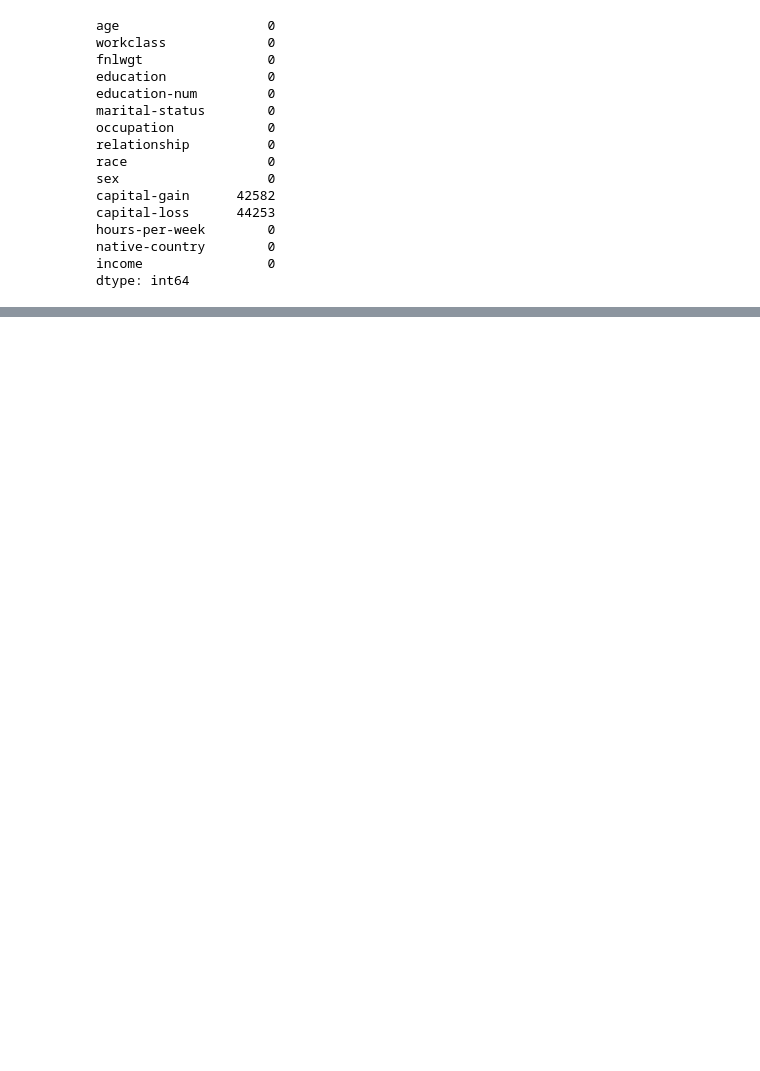
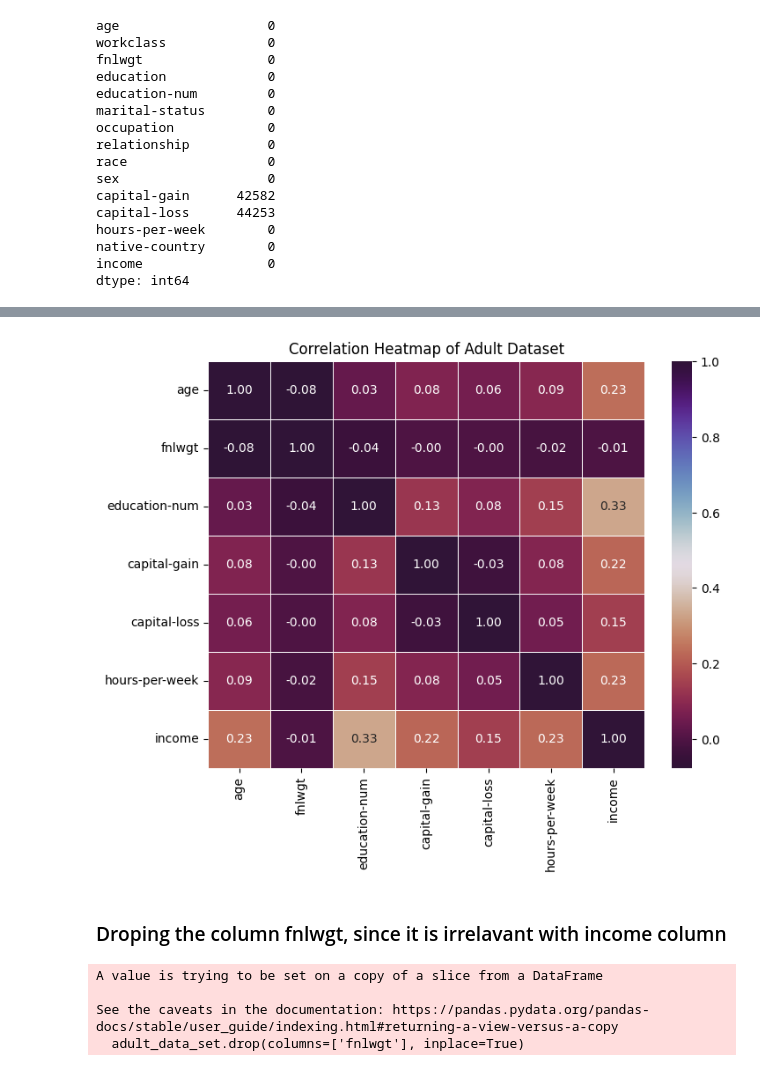
Before and after one commit to DeelakaDias/Income-Prediction, a Jupyter notebook: Machine Learning CW.ipynb, the cells around one changed output, grey strips where cells are left out. Cells and saved outputs as stored; diff of their text form; code cells hidden in the pictures; blank space fills up the shorter version.

```diff
--- a/Machine Learning CW.ipynb
+++ b/Machine Learning CW.ipynb
@@ -224,0 +349,9 @@ dtype: int64
+# %%
+# Remove duplicate rows considering all columns
+adult_data_set = adult_data_set.drop_duplicates()
+
+# Check if any duplicates exist in the cleaned DataFrame
+if adult_data_set.duplicated().any():
+    print("The DataFrame still contains duplicate rows.")
+else:
+    print("The DataFrame does not contain any duplicate rows.")
@@ -224,0 +376,37 @@ dtype: int64
+# %%
+from sklearn.preprocessing import LabelEncoder
+
+# Make a copy of the original DataFrame
+data_label_encoded = adult_data_set.copy()
+
+# Initialize LabelEncoder
+label_encoder = LabelEncoder()
+
+# Encode the 'income' column
+data_label_encoded['income'] = label_encoder.fit_transform(adult_data_set['income'])
+
+# Select numeric columns from the adult_data_set
+numeric_adult_data_set = adult_data_set.select_dtypes(include='number')
+
+# Concatenate the 'income' column with the numeric_adult_data_set DataFrame
+numeric_adult_data_set_with_income = pd.concat([numeric_adult_data_set, data_label_encoded['income']], axis=1)
+
+# Calculate the correlation matrix
+corrmat = numeric_adult_data_set_with_income.corr()
+
+# Plot the heatmap
+plt.figure(figsize=(8, 6))
+sb.heatmap(corrmat, annot=True, cmap='twilight_shifted_r', fmt=".2f", linewidths=0.5)
+plt.title('Correlation Heatmap of Adult Dataset')
+plt.show()
+# %% [output]
+[figure, added]
+# %% [markdown]
+### Droping the column fnlwgt, since it is irrelavant with income column
+# %%
+adult_data_set.drop(columns=['fnlwgt'], inplace=True)
+# %% [output]
+A value is trying to be set on a copy of a slice from a DataFrame
+
+See the caveats in the documentation: https://pandas.pydata.org/pandas-docs/stable/user_guide/indexing.html#returning-a-view-versus-a-copy
+  adult_data_set.drop(columns=['fnlwgt'], inplace=True)
```
Also changed, not shown: parts of 39 cells of this notebook.
